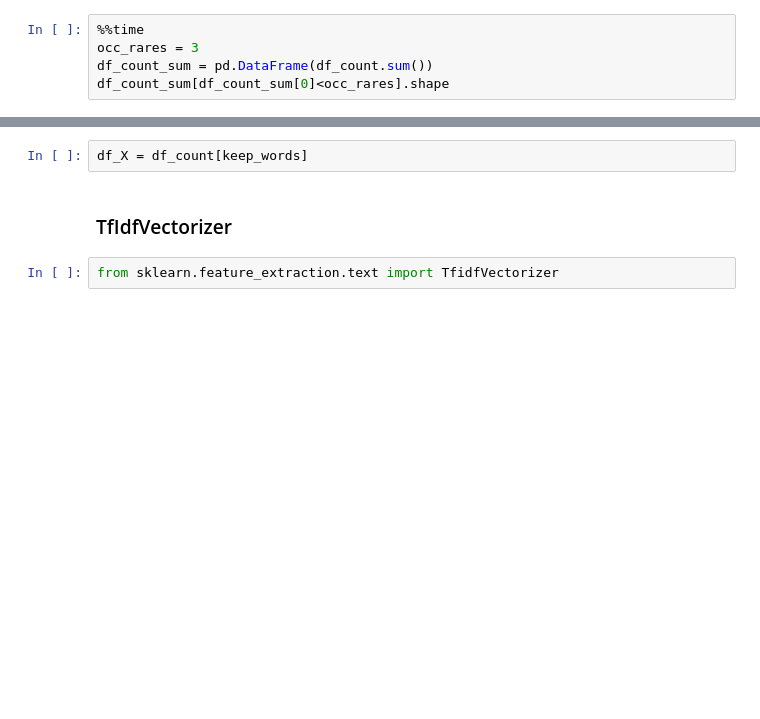
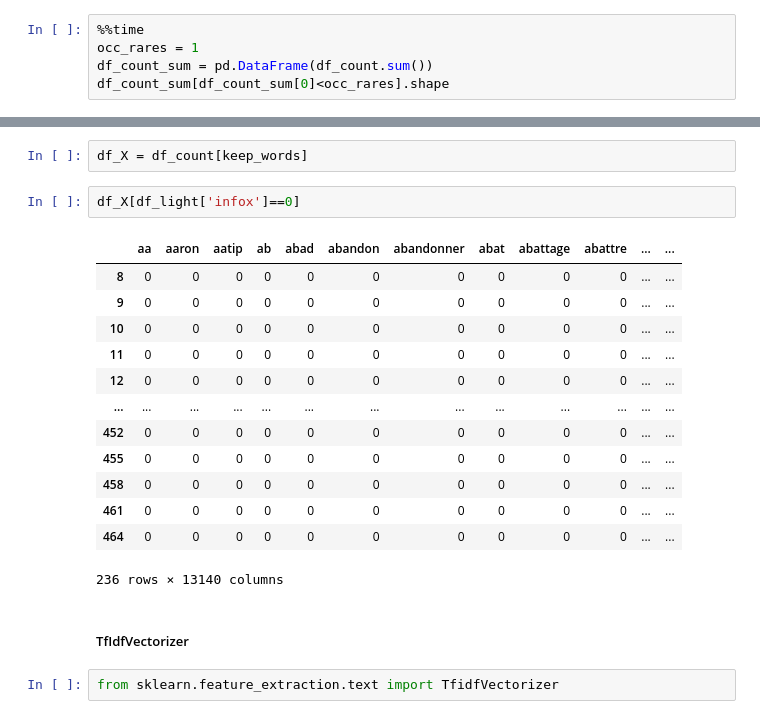
Before and after one commit to fmaine/notebooks, a Jupyter notebook: Experiences/221025-RecueilRegLog.ipynb, the cells around one changed output, grey strips where cells are left out. Saved outputs shown, nothing was run; the diff lists cells and outputs as text; blank space fills up the shorter version.

```diff
--- a/Experiences/221025-RecueilRegLog.ipynb
+++ b/Experiences/221025-RecueilRegLog.ipynb
@@ -259,6 +263,6 @@ Wall time: 348 ms
 # %%
 %%time
-occ_rares = 3
+occ_rares = 1
 df_count_sum = pd.DataFrame(df_count.sum())
 df_count_sum[df_count_sum[0]<occ_rares].shape
 # %% [output]
@@ -273,7 +277,23 @@ len(keep_words)
 # %%
 df_X = df_count[keep_words]
+# %%
+df_X[df_light['infox']==0]
+# %% [output]
+|  | aa | aaron | aatip | ab | abad | abandon | abandonner | abat | abattage | abattre | ... | ... |
+| 8 | 0 | 0 | 0 | 0 | 0 | 0 | 0 | 0 | 0 | 0 | ... | ... |
+| 9 | 0 | 0 | 0 | 0 | 0 | 0 | 0 | 0 | 0 | 0 | ... | ... |
+| 10 | 0 | 0 | 0 | 0 | 0 | 0 | 0 | 0 | 0 | 0 | ... | ... |
+| 11 | 0 | 0 | 0 | 0 | 0 | 0 | 0 | 0 | 0 | 0 | ... | ... |
+| 12 | 0 | 0 | 0 | 0 | 0 | 0 | 0 | 0 | 0 | 0 | ... | ... |
+| ... | ... | ... | ... | ... | ... | ... | ... | ... | ... | ... | ... | ... |
+| 452 | 0 | 0 | 0 | 0 | 0 | 0 | 0 | 0 | 0 | 0 | ... | ... |
+| 455 | 0 | 0 | 0 | 0 | 0 | 0 | 0 | 0 | 0 | 0 | ... | ... |
+| 458 | 0 | 0 | 0 | 0 | 0 | 0 | 0 | 0 | 0 | 0 | ... | ... |
+| 461 | 0 | 0 | 0 | 0 | 0 | 0 | 0 | 0 | 0 | 0 | ... | ... |
+| 464 | 0 | 0 | 0 | 0 | 0 | 0 | 0 | 0 | 0 | 0 | ... | ... |
+236 rows × 13140 columns
 # %% [markdown]
-### TfIdfVectorizer
+##### TfIdfVectorizer
 # %%
 from sklearn.feature_extraction.text import TfidfVectorizer
 # %%
```
Also changed, not shown: parts of 23 cells of this notebook.
